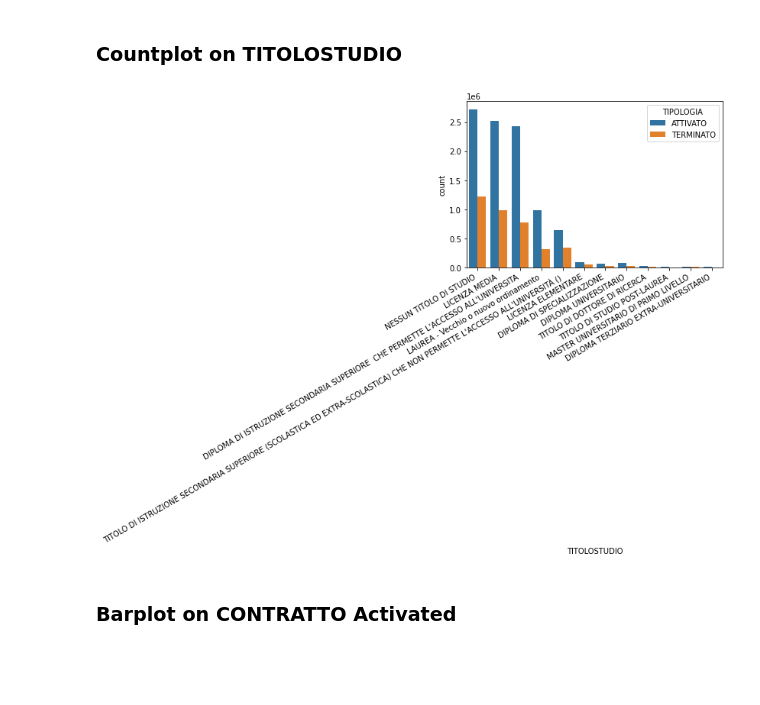
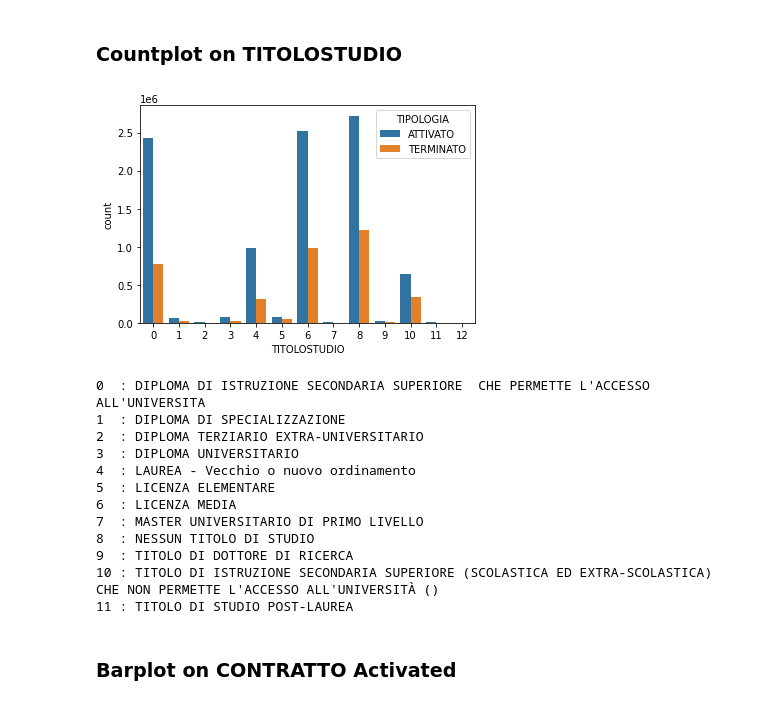
Before and after one commit to Smagia/DSB-ABB, a Jupyter notebook: DataScience_Lab1.ipynb, the cells around one changed output. Drawn from its saved outputs; the diff is of its cells as text; code cells hidden in the pictures; blank space fills up the shorter version.

```diff
--- a/DataScience_Lab1.ipynb
+++ b/DataScience_Lab1.ipynb
@@ -316,10 +325,34 @@ plt.show()
+# %%
+tempDF = result_df.copy()
+le_class = preprocessing.LabelEncoder()
+
+le_class.fit(tempDF['TITOLOSTUDIO'])
+
+tempDF['TITOLOSTUDIO'] = le_class.transform(tempDF['TITOLOSTUDIO'])
 # %%
-ax = sb.countplot(data=result_df, x="TITOLOSTUDIO", hue='TIPOLOGIA')
-ax.set_xticklabels(ax.get_xticklabels(), rotation=30, ha="right")
+ax = sb.countplot(data=tempDF, x="TITOLOSTUDIO", hue='TIPOLOGIA')
 plt.show()
-#TODO: fix label
+
+maxV = tempDF['TITOLOSTUDIO'].max()
+for v in range(0, maxV):
+    if (v < 10):
+        print(str(v)+'  : '+le_class.inverse_transform([v])[0])
+    else:
+        print(str(v)+' : '+le_class.inverse_transform([v])[0])
 # %% [output]
-[figure, old version]
+[figure, new version]
+0  : DIPLOMA DI ISTRUZIONE SECONDARIA SUPERIORE  CHE PERMETTE L'ACCESSO ALL'UNIVERSITA
+1  : DIPLOMA DI SPECIALIZZAZIONE
+2  : DIPLOMA TERZIARIO EXTRA-UNIVERSITARIO
+3  : DIPLOMA UNIVERSITARIO
+4  : LAUREA - Vecchio o nuovo ordinamento
+5  : LICENZA ELEMENTARE
+6  : LICENZA MEDIA
+7  : MASTER UNIVERSITARIO DI PRIMO LIVELLO
+8  : NESSUN TITOLO DI STUDIO
+9  : TITOLO DI DOTTORE DI RICERCA
+10 : TITOLO DI ISTRUZIONE SECONDARIA SUPERIORE (SCOLASTICA ED EXTRA-SCOLASTICA) CHE NON PERMETTE L'ACCESSO ALL'UNIVERSITÀ ()
+11 : TITOLO DI STUDIO POST-LAUREA
 # %% [markdown]
 ### Barplot on CONTRATTO Activated
 # %%
```
Also changed, not shown: parts of 4 cells of this notebook.
